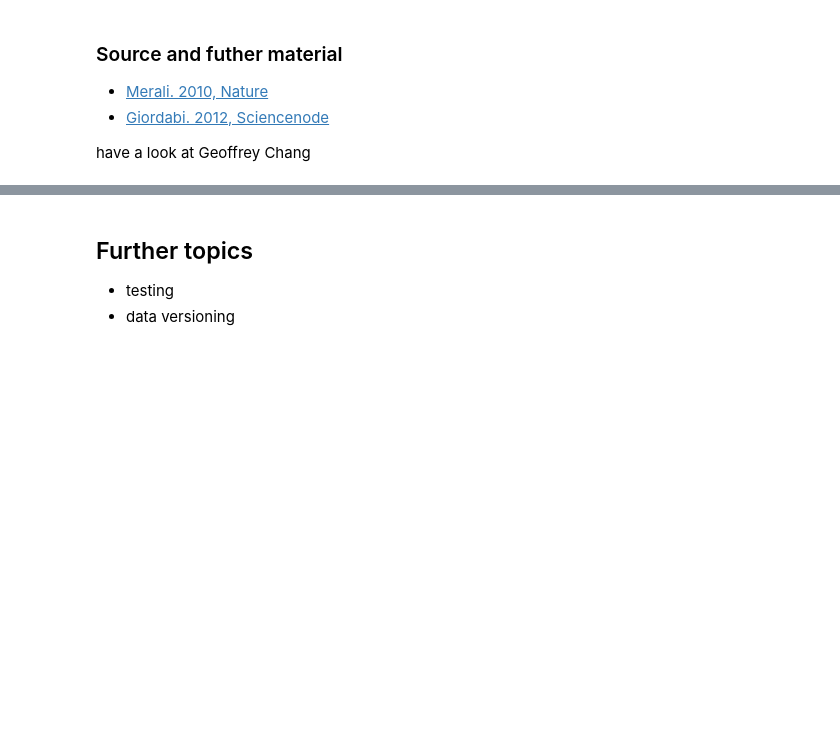
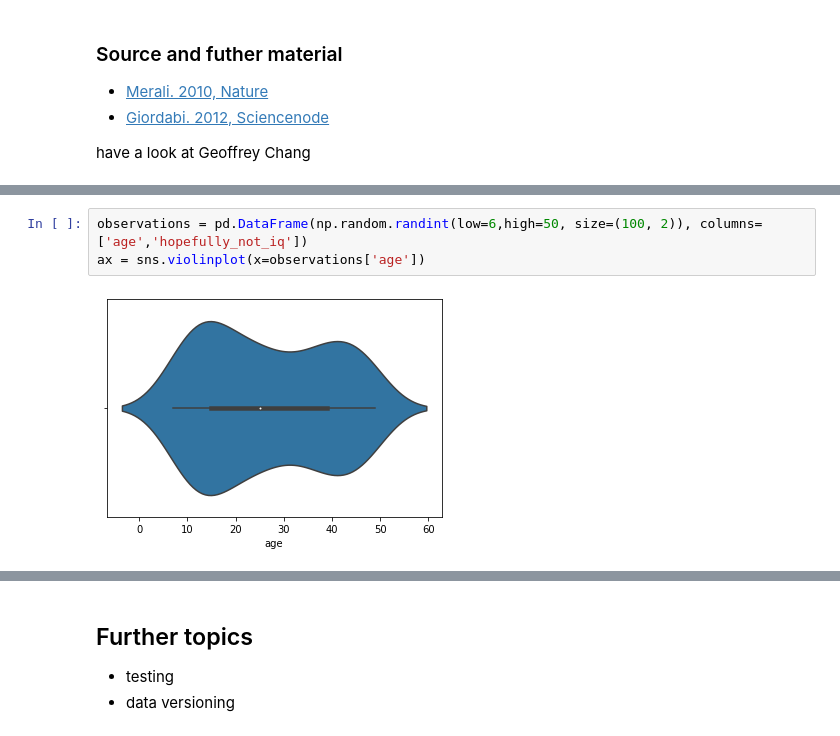
Before and after one commit to ChristianGerloff/cookiecutter_for_scientific_baking, a Jupyter notebook: src/notebooks/cookiecutter.ipynb, the cells around one changed output, grey strips where cells are left out. Saved outputs shown, nothing was run; the diff lists cells and outputs as text; blank space fills up the shorter version.

```diff
--- a/src/notebooks/cookiecutter.ipynb
+++ b/src/notebooks/cookiecutter.ipynb
@@ -100,0 +100,5 @@ git is a tree based versioning system
+# %%
+observations = pd.DataFrame(np.random.randint(low=6,high=50, size=(100, 2)), columns=['age','hopefully_not_iq'])
+ax = sns.violinplot(x=observations['age'])
+# %% [output]
+[figure, added]
```
Also changed, not shown: parts of 8 cells of this notebook.
